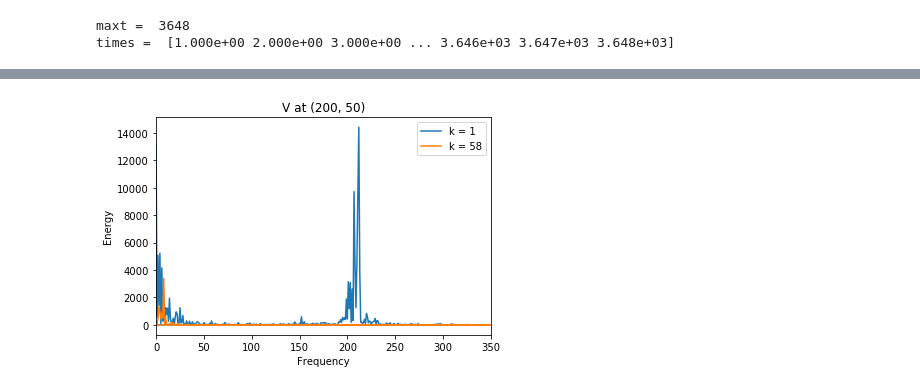
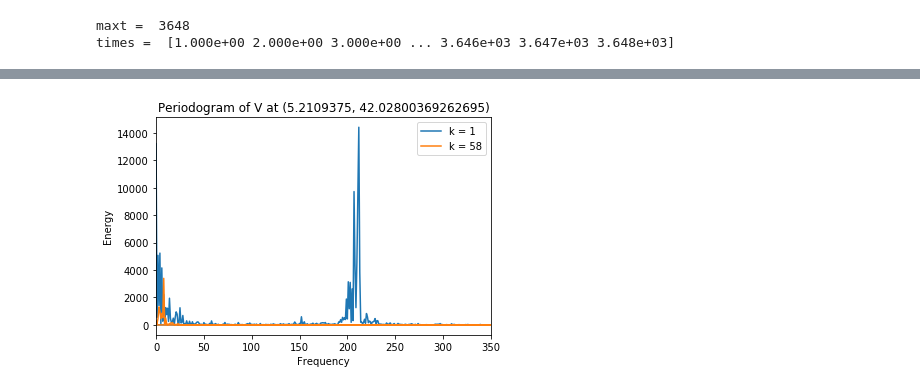
Before and after one commit to mclaret/JISAOinternship, a Jupyter notebook: notebooks/mark/fft_U_V.ipynb, the cells around one changed output, grey strips where cells are left out. Cells and saved outputs as stored; diff of their text form; code cells hidden in the pictures.

```diff
--- a/notebooks/mark/fft_U_V.ipynb
+++ b/notebooks/mark/fft_U_V.ipynb
@@ -30,6 +30,8 @@ x = 200
 y = 50
 
 # variables at k=1
+nav_lon = gridU_k1.variables['nav_lon'][y-1, x-1].copy()  # zonal velocities at time zero
+nav_lat = gridU_k1.variables['nav_lat'][y-1, x-1].copy()  # zonal velocities at time zero
 U_t0_k1 = gridU_k1.variables['vozocrtx'][:, 0, y-1, x-1].copy()  # zonal velocities at time zero
 V_t0_k1 = gridV_k1.variables['vomecrty'][:, 0, y-1, x-1].copy()  # meridional velocities at time zero
 
@@ -77,23 +121,23 @@ plt.show()
 # %%
 # find amplitudes of Fourier coefficients
 fc_V_k1 = np.fft.fft(V_t0_k1)                    # k1 Fourier coefficients (FCs)
 amp_V_k1 = fc_V_k1.real**2 + fc_V_k1.imag**2     # amplitude of k1 FCs
 fc_V_k58 = np.fft.fft(V_t0_k58)                  # k58 FCs
 amp_V_k58 = fc_V_k58.real**2 + fc_V_k58.imag**2  # amplitude of k58 FCs
 
 fq_V = np.fft.fftfreq(times.shape[-1],dt)        # frequencies corresponding to each FC (cycles/h)
 
-# plot spectrogram
+# plot periodogram of V
 plt.figure(2)
 plt.plot(fq_V*T, amp_V_k1, label='k = 1')
 plt.plot(fq_V*T, amp_V_k58, label='k = 58')
 plt.xlim(0, 350)
 
 # plot labels
-plt.title('V at ({}, {})'.format(x, y))
+plt.title('Periodogram of V at ({}, {})'.format(nav_lon, nav_lat))
 plt.xlabel('Frequency')
 plt.ylabel('Energy')
 plt.legend()
 plt.show()
 # %% [output]
-[figure, old version]
+[figure, new version]
```
Also changed, not shown: parts of 4 cells of this notebook.
